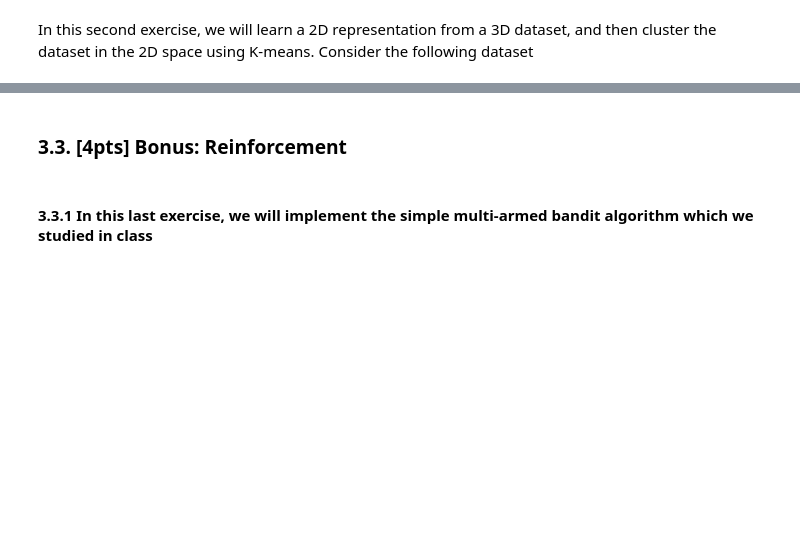
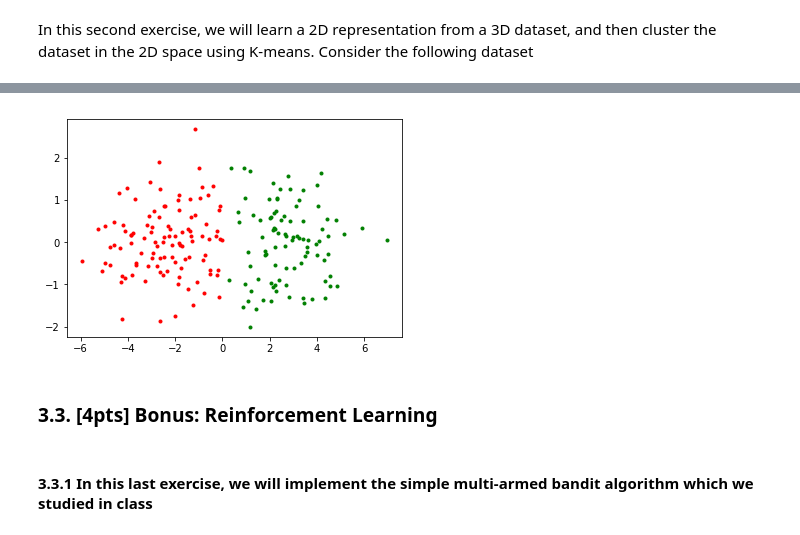
Before and after one commit to WaleedHashmi/Intro-to-Machine-Learning, a Jupyter notebook: Assignements/Assignment - 3/Assignment3 .ipynb, the cells around one changed output, grey strips where cells are left out. Saved outputs shown, nothing was run; the diff lists cells and outputs as text; code cells hidden in the pictures; blank space fills up the shorter version.

```diff
--- a/Assignements/Assignment - 3/Assignment3 .ipynb
+++ b/Assignements/Assignment - 3/Assignment3 .ipynb
@@ -425,5 +494,30 @@ __(b) Compute the projection of the 3D points onto this optimal plane using scik
+# %%
+# K-Means
+from sklearn.cluster import KMeans
+import numpy as np
+
+X=Y
+kmeans = KMeans(n_clusters=2, random_state=0).fit(X)
+pred = kmeans.labels_
+
+
+c0 = [[],[]]
+c1 = [[],[]]
+for i in range(len(pred)):
+    if pred[i] == 0:
+        c0[0].append (X[i][0])
+        c0[1].append (X[i][1])
+    if pred[i] == 1:
+        c1[0].append (X[i][0])
+        c1[1].append (X[i][1])
+
+plt.plot(c0[0],c0[1], 'bo', color='green', marker='o', markersize=3)
+plt.plot(c1[0],c1[1], 'bo', color='red', marker='o', markersize=3)
+plt.show()
+# %% [output]
+[figure, added]
 # %% [markdown]
-### 3.3. [4pts] Bonus: Reinforcement
+### 3.3. [4pts] Bonus: Reinforcement Learning
 # %% [markdown]
 #### 3.3.1 In this last exercise, we will implement the simple multi-armed bandit algorithm which we studied in class
 # %% [markdown]
```
Also changed, not shown: parts of 11 cells of this notebook, 1 other file.
